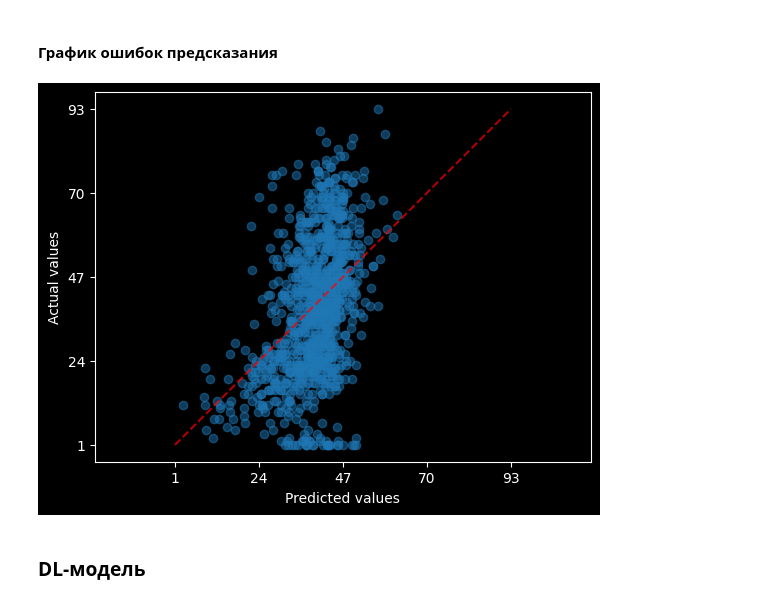
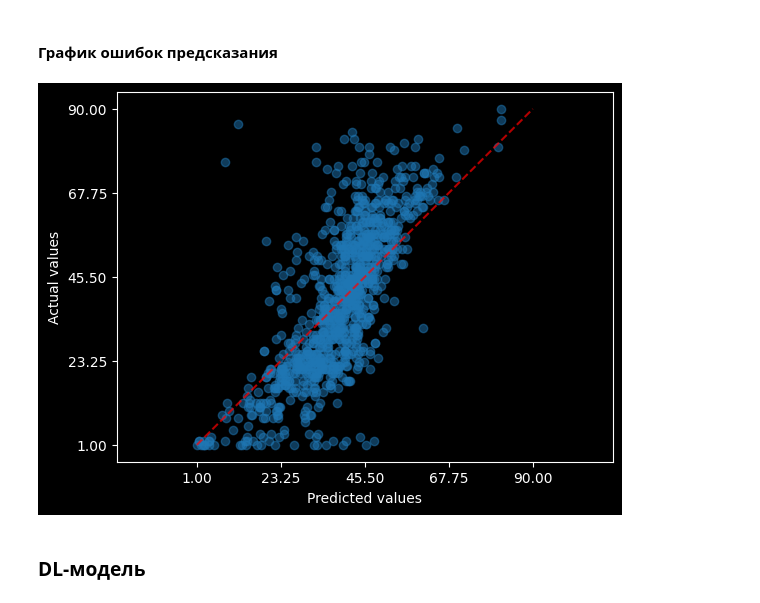
Before and after one commit to TimurKhabibulin474/ML-Spotify, a Jupyter notebook: spotify-v2.ipynb, the cells around one changed output. Drawn from its saved outputs; the diff is of its cells as text; code cells hidden in the pictures.

```diff
--- a/spotify-v2.ipynb
+++ b/spotify-v2.ipynb
@@ -815,7 +817,7 @@ def show_metrics(model, x_train, y_train, x_test, y_test):
 def prediction_display(model, x_test, y_test):
     PredictionErrorDisplay.from_predictions(
         y_test,
-        best_pr.predict(x_test),
+        model.predict(x_test),
         kind="actual_vs_predicted",
         scatter_kwargs={"alpha": 0.5},
         line_kwargs = {"color" : 'red'}
@@ -1243,9 +1252,9 @@ test     (187.06549885497606, 0.49215423209533293)
 # %% [markdown]
 #### График ошибок предсказания
 # %%
-prediction_display(forest, x_test_z, y_test_z)
+prediction_display(best_forest, x_test_z, y_test_z)
 # %% [output]
-[figure, old version]
+[figure, new version]
 # %% [markdown]
 ### DL-модель
 # %% [markdown]
```
Also changed, not shown: parts of 30 cells of this notebook.
